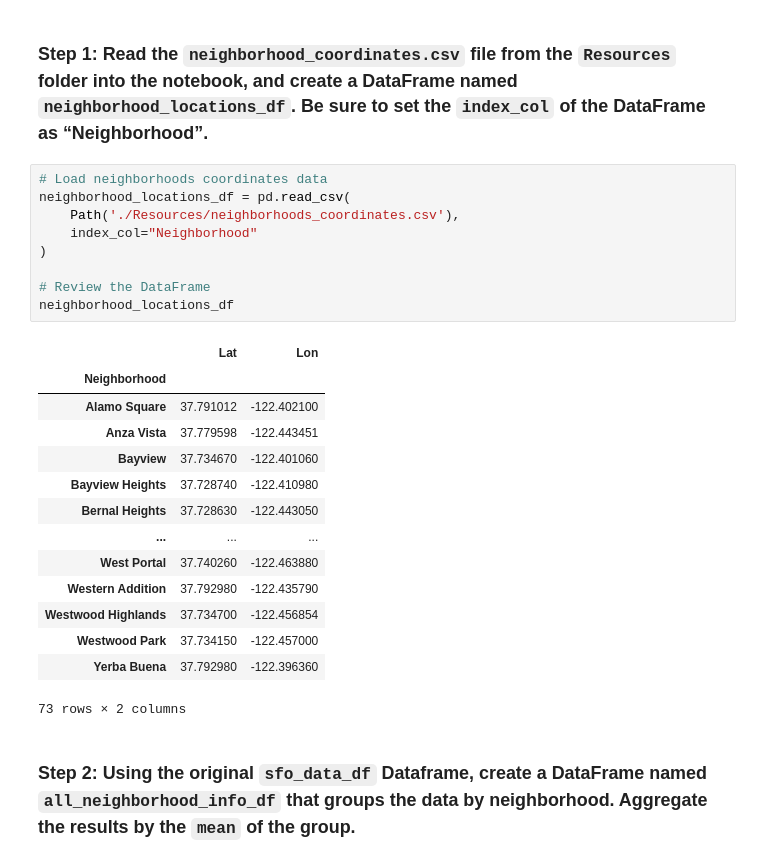
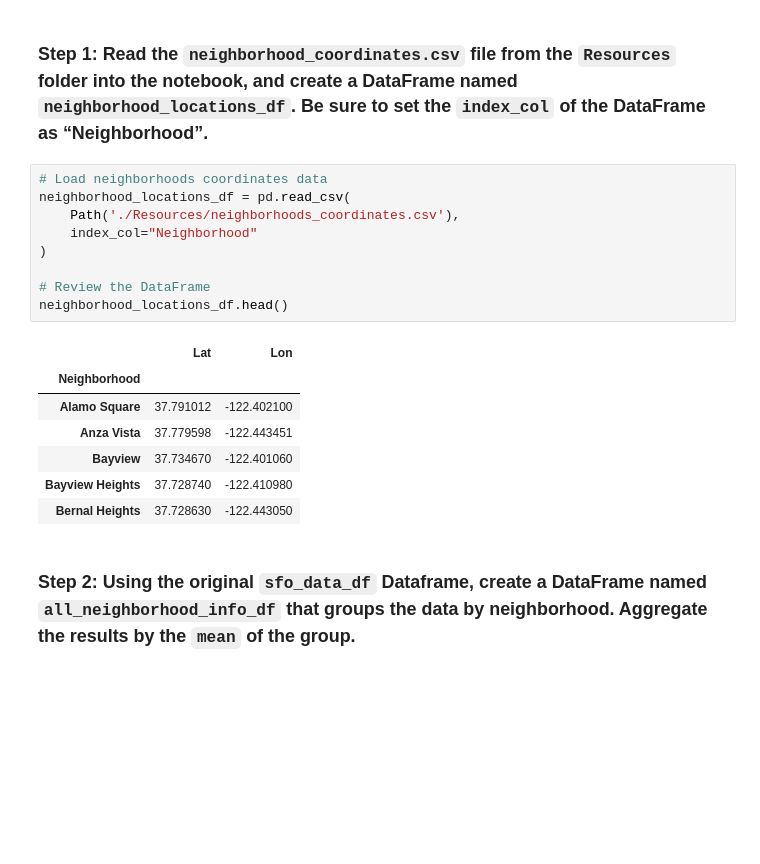
Before and after one commit to jeffreycrabill/challenge6, a Jupyter notebook: san_francisco_housing.ipynb, the cells around one changed output. Cells and saved outputs as stored; diff of their text form; blank space fills up the shorter version.

```diff
--- a/san_francisco_housing.ipynb
+++ b/san_francisco_housing.ipynb
@@ -438,27 +434,20 @@ Note that your resulting plot should appear similar to the following image:
 # %%
 # Load neighborhoods coordinates data
 neighborhood_locations_df = pd.read_csv(
     Path('./Resources/neighborhoods_coordinates.csv'),
     index_col="Neighborhood"
 )
 
 # Review the DataFrame
-neighborhood_locations_df
+neighborhood_locations_df.head()
 # %% [output]
 |  | Lat | Lon |
 | Neighborhood |  |  |
 | Alamo Square | 37.791012 | -122.402100 |
 | Anza Vista | 37.779598 | -122.443451 |
 | Bayview | 37.734670 | -122.401060 |
 | Bayview Heights | 37.728740 | -122.410980 |
 | Bernal Heights | 37.728630 | -122.443050 |
-| ... | ... | ... |
-| West Portal | 37.740260 | -122.463880 |
-| Western Addition | 37.792980 | -122.435790 |
-| Westwood Highlands | 37.734700 | -122.456854 |
-| Westwood Park | 37.734150 | -122.457000 |
-| Yerba Buena | 37.792980 | -122.396360 |
-73 rows × 2 columns
 # %% [markdown]
 ### Step 2: Using the original `sfo_data_df` Dataframe, create a DataFrame named `all_neighborhood_info_df` that groups the data by neighborhood. Aggregate the results by the `mean` of the group.
 # %%
```
Also changed, not shown: parts of 10 cells of this notebook.
